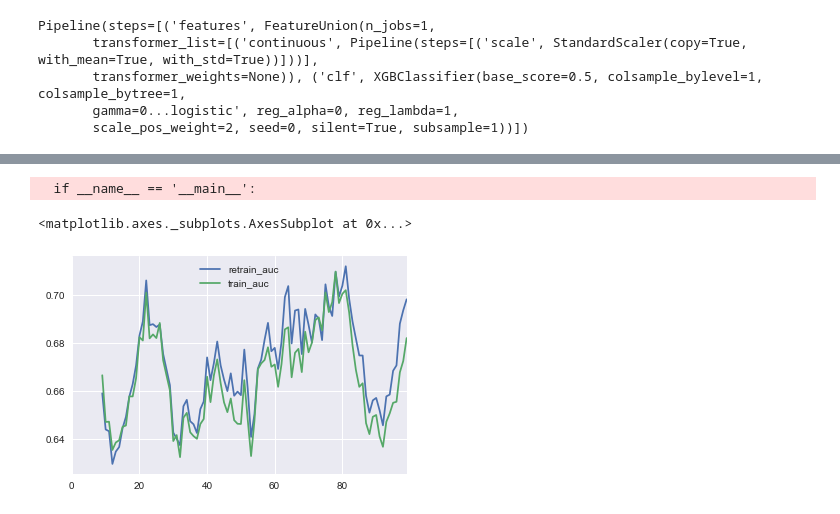
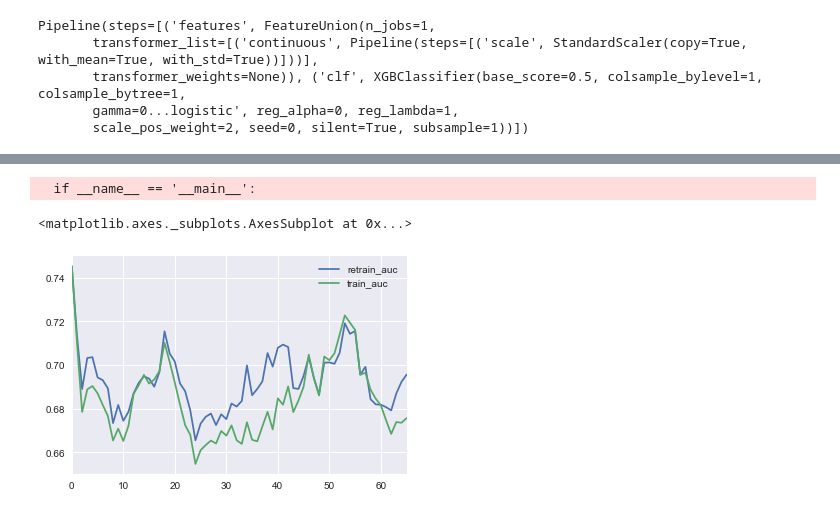
Before and after one commit to Azure/fast_retraining, a Jupyter notebook: experiments/Models.ipynb, the cells around one changed output, grey strips where cells are left out. Saved outputs shown, nothing was run; the diff lists cells and outputs as text; code cells hidden in the pictures.

```diff
--- a/experiments/Models.ipynb
+++ b/experiments/Models.ipynb
@@ -55,7 +87,12 @@ def dataset_epoch_generator(filename, srate=240):
         eeg_array = dataset_dict['Signal'][run,:,:]
         flash_series = pd.Series(dataset_dict['Flashing'][run, :])
         stimtype_series = pd.Series(dataset_dict['StimulusType'][run, :])
-        event_df = create_event_frame(flash_series, stimtype_series)
+        event_df = (create_event_frame(flash_series, stimtype_series).
+                    assign(target_dist=target_distance(stimtype_series)).
+                    pipe(append_ntt_distance).
+                    pipe(drop_close_targets).
+                    pipe(drop_close_non_targets))
+
         # Transforming from time by channel to channel by time
         eeg_array = mne.filter.filter_data(eeg_array.astype(np.float64).T, srate, None, 18, verbose=False).T
         for epoch in epoch_generator(eeg_array, event_df, duration=0.8, srate=srate):
@@ -129,8 +166,11 @@ def test_dataset_epoch_generator(data_filename, labels_filename, stim_code_trans
     for run, target in enumerate(labels):
         eeg_array = dataset_dict['Signal'][run,:,:]
         stimcode_series = pd.Series(dataset_dict['StimulusCode'][run, :])
-
-        event_df = event_frame_from(stimcode_series, target, stim_code_translation_dict)
+        event_df = (event_frame_from(stimcode_series, target, stim_code_translation_dict).
+                    pipe(lambda x: x.assign(target_dist=target_distance(x['stim_type']))).
+                    pipe(append_ntt_distance).
+                    pipe(drop_close_targets).
+                    pipe(drop_close_non_targets))
 
         # Transforming from time by channel to channel by time
         eeg_array = mne.filter.filter_data(eeg_array.astype(np.float64).T, srate, None, 18, verbose=False).T
@@ -205,30 +239,36 @@ def run_train_retrain_comparison(model, X, y, X_test, y_test):
     retrain_model = deepcopy(model)
     historical_X = [X]
     historical_y = [y]
+    prev_size = X.shape[0]
     train_auc=[]
     retrain_auc=[]
     for X_chunk, y_chunk in  zip(grouper(X_test, 15*12), grouper(y_test, 15*12)):
         X_chunk_array = np.array(X_chunk)
         y_chunk_array = np.array(y_chunk)
 
-        y_pred = model.predict_proba(X_chunk_array)
-        train_auc.append(roc_auc_score(y_chunk_array, y_pred[:, 1]))
-        print('Train ', train_auc[-1])
+        try: # TODO: Fix grouper
+            y_pred = model.predict_proba(X_chunk_array)
+            train_auc.append(roc_auc_score(y_chunk_array, y_pred[:, 1]))
+            print('Train ', train_auc[-1])
 
-        y_pred = retrain_model.predict_proba(X_chunk_array)
-        retrain_auc.append(roc_auc_score(y_chunk_array, y_pred[:, 1]))
-        print('Retrain ', retrain_auc[-1])
+            y_pred = retrain_model.predict_proba(X_chunk_array)
+            retrain_auc.append(roc_auc_score(y_chunk_array, y_pred[:, 1]))
+            print('Retrain ', retrain_auc[-1])
 
-        historical_X.append(X_chunk_array)
-        historical_y.append(y_chunk_array)
+            historical_X.append(X_chunk_array)
+            historical_y.append(y_chunk_array)
 
-        new_train_X  = np.concatenate(historical_X)
-        retrain_model.fit(new_train_X, np.concatenate(historical_y))
+            new_train_X  = np.concatenate(historical_X)
+            retrain_model.fit(new_train_X[-prev_size:], np.concatenate(historical_y)[-prev_size:])
+        except:
+            print('Finished')
+            print(X_chunk_array.shape)
+            print(y_chunk_array.shape)
 
     return pd.DataFrame({
         'train_auc':train_auc,
         'retrain_auc':retrain_auc
     })
 # %%
-%time df = run_train_retrain_comparison(xgb_clf_pipeline, X, y, X_test, y_test)
+df = run_train_retrain_comparison(xgb_clf_pipeline, X, y, X_test, y_test)
 # %% [output]
@@ -299,7 +339,7 @@ train_auc      0.666938
 dtype: float64
 # %%
-pd.rolling_mean(df, 10).plot()
+pd.rolling_mean(df, 10, min_periods=1).plot()
 # %% [output]
   if __name__ == '__main__':
 <matplotlib.axes._subplots.AxesSubplot at 0x...>
-[figure, old version]
+[figure, new version]
```
Also changed, not shown: parts of 23 cells of this notebook.
